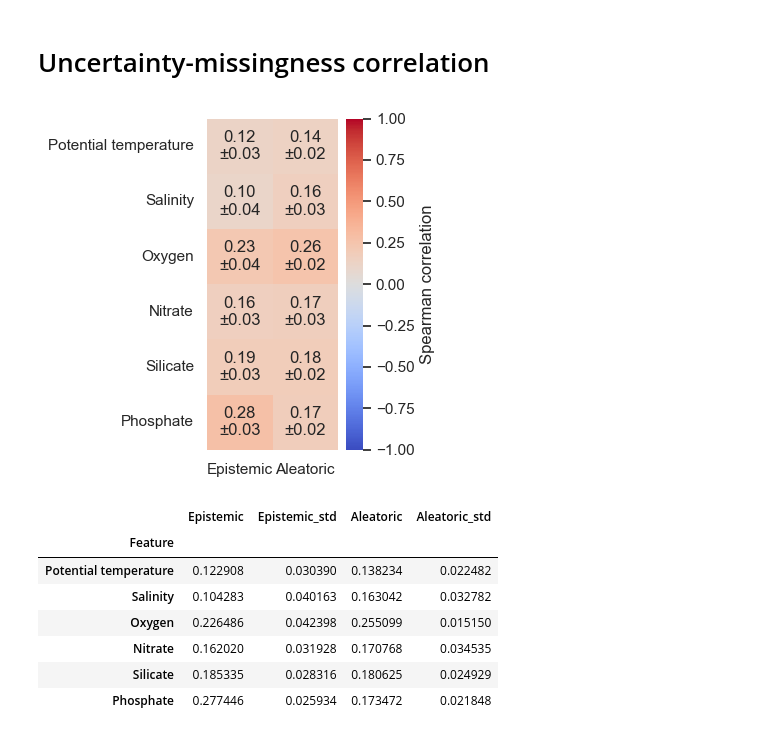
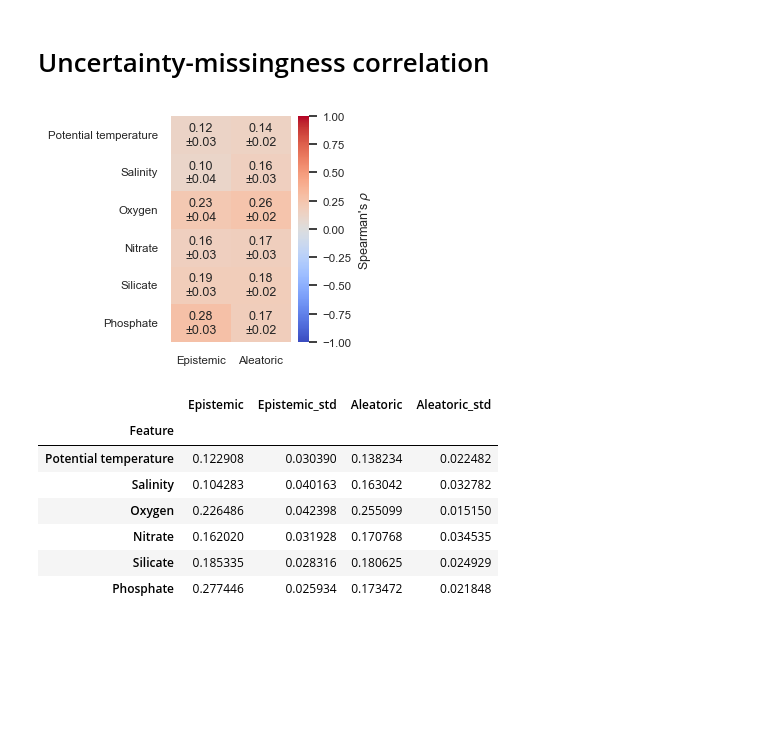
Before and after one commit to y-jenniges/time_imputation, a Jupyter notebook: uncertainty_analysis.ipynb, the cells around one changed output. Cells and saved outputs as stored; diff of their text form; code cells hidden in the pictures; blank space fills up the shorter version.

Commit message:
Plot fine-tuning; add a plot of uncertainty calibration on test-data only; tex-table: proper minus signs

```diff
--- a/uncertainty_analysis.ipynb
+++ b/uncertainty_analysis.ipynb
@@ -88,40 +88,41 @@ Phosphate                                           2                     79008.
 # %% [markdown]
 # Uncertainty-missingness correlation
 # %%
-sns.set_theme(style="whitegrid")
+# Figure drawn at final print size (0.5 * 17 cm text width of the supplement), font sizes ~8 pt
+sns.set_theme(style="whitegrid", font_scale=0.75, rc={"grid.linewidth": 0.5, "grid.color": ".9"})
 
 # Uncertainty-missingness correlation, per seed then aggregated across seeds
 df = df_true.copy()
 df["miss"] = df[config.parameters].isna().sum(axis=1) / len(config.parameters)
 
 epi_arr = np.array([[spearmanr(epistemic_std_seeds[s][:, i], df["miss"].values).statistic
                       for i in range(n_features)] for s in seeds])  # (n_seeds, n_features)
 alea_arr = np.array([[spearmanr(aleatoric_std_seeds[s][:, i], df["miss"].values).statistic
                        for i in range(n_features)] for s in seeds])
 
 # Assemble correlations
 corrs = pd.DataFrame({
     "Feature": [config.parameter_name_map[f] for f in config.parameters],
     "Epistemic": epi_arr.mean(axis=0),
     "Epistemic_std": epi_arr.std(axis=0),
     "Aleatoric": alea_arr.mean(axis=0),
     "Aleatoric_std": alea_arr.std(axis=0),
 }).set_index("Feature")
 
 # Annotate each cell with mean+-std across seeds
 annot = pd.DataFrame(index=corrs.index)
 for col, std_col in [("Epistemic", "Epistemic_std"), ("Aleatoric", "Aleatoric_std")]:
     annot[col] = [f"{m:.2f}\n±{sd:.2f}" for m, sd in zip(corrs[col], corrs[std_col])]
 
-plt.figure(figsize=(4, 4))
+plt.figure(figsize=(3.35, 2.8))
 sns.heatmap(corrs[["Epistemic", "Aleatoric"]], annot=annot, fmt="", cmap="coolwarm", center=0, vmin=-1, vmax=1,
-            cbar_kws={"label": "Spearman correlation"})
+            cbar_kws={"label": r"Spearman's $\rho$"})
 plt.ylabel("")
 plt.tight_layout()
 plt.savefig(f"output/plots/uncertainty/{model_name}_uncertainty_missingness_correlation.pdf", bbox_inches="tight", dpi=1000)
 plt.show()
 # %% [output]
-[figure, old version]
+[figure, new version]
 # %%
 corrs.reset_index().to_csv(f"output/plots/uncertainty/{model_name}_spearman_correlation_uncertainty_missingness.csv", index=False)
 corrs
```
Also changed, not shown: parts of 11 cells of this notebook.
